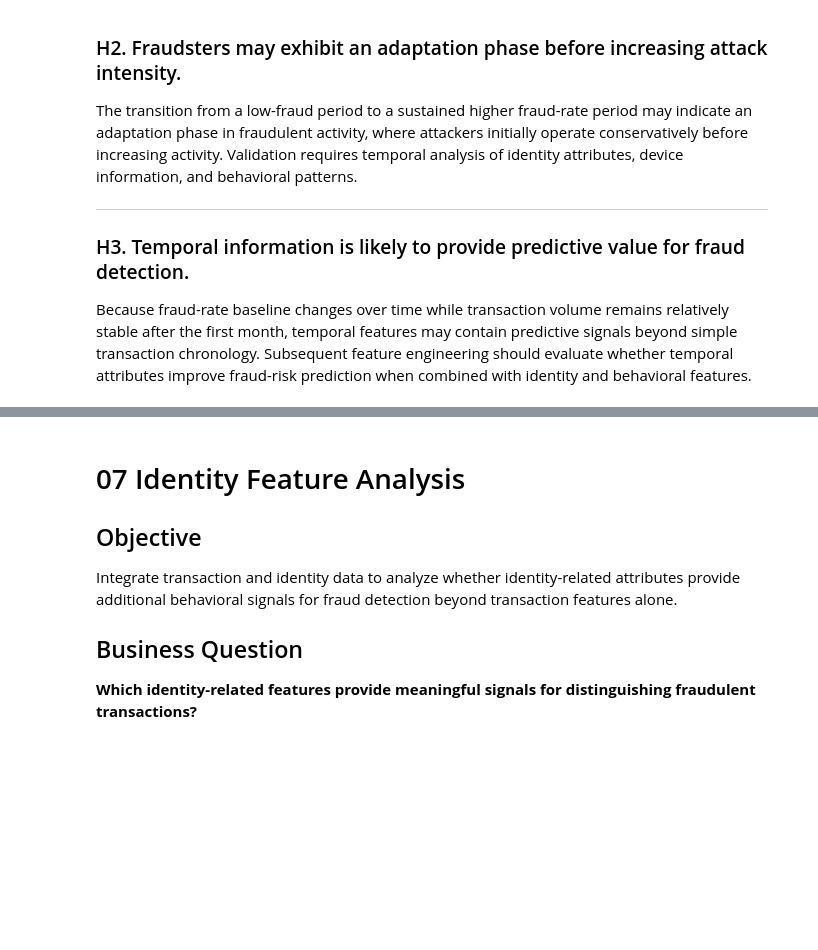
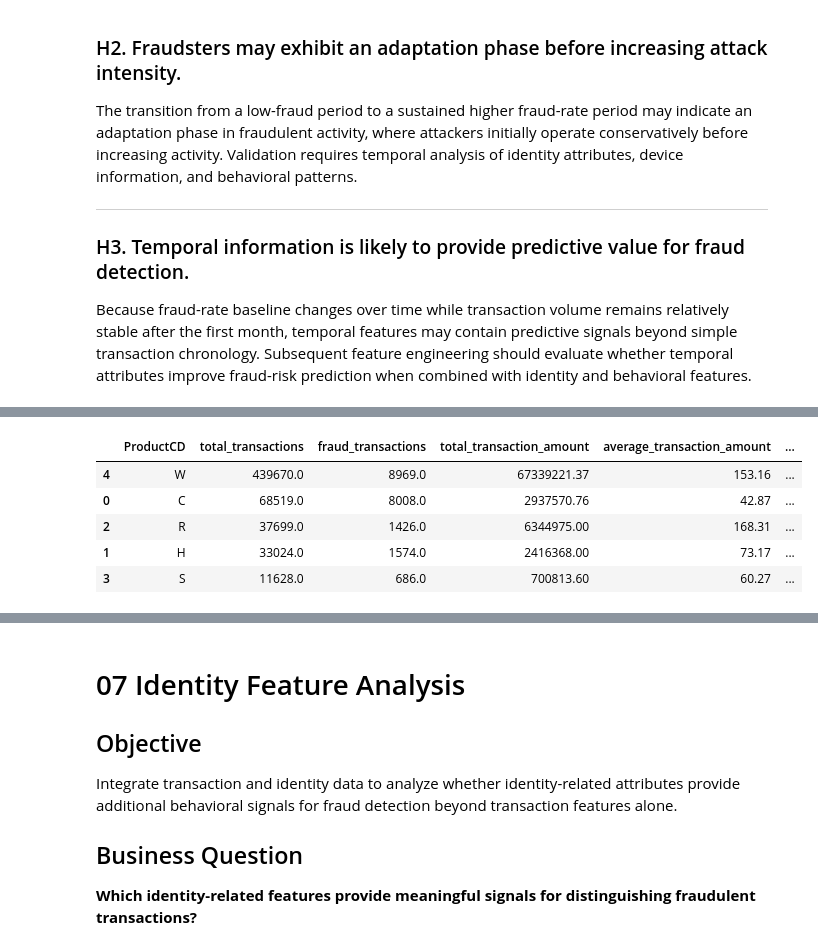
Before and after one commit to rizalkr/fraud_detection, a Jupyter notebook: notebooks/02_Exploratory_Data_Analysis.ipynb, the cells around one changed output, grey strips where cells are left out. Drawn from its saved outputs; the diff is of its cells as text; code cells hidden in the pictures; blank space fills up the shorter version.

```diff
--- a/notebooks/02_Exploratory_Data_Analysis.ipynb
+++ b/notebooks/02_Exploratory_Data_Analysis.ipynb
@@ -685,0 +858,58 @@ Because fraud-rate baseline changes over time while transaction volume remains r
+# %%
+product_summary = (
+    df_trans
+    .groupby("ProductCD")
+    .apply(
+        lambda x: pd.Series({
+            "total_transactions": len(x),
+            "fraud_transactions": x["isFraud"].sum(),
+            "total_transaction_amount": x["TransactionAmt"].sum(),
+            "average_transaction_amount": x["TransactionAmt"].mean(),
+            "fraud_transaction_amount": x.loc[
+                x["isFraud"] == 1,
+                "TransactionAmt"
+            ].sum()
+        })
+    )
+    .reset_index()
+)
+
+product_summary["legitimate_transactions"] = (
+    product_summary["total_transactions"]
+    - product_summary["fraud_transactions"]
+)
+
+product_summary["fraud_rate_decimal"] = (
+    product_summary["fraud_transactions"]
+    / product_summary["total_transactions"]
+)
+
+product_summary["fraud_rate"] = (
+    product_summary["fraud_rate_decimal"] * 100
+).round(2)
+
+product_summary["total_transaction_amount"] = (
+    product_summary["total_transaction_amount"].round(2)
+)
+
+product_summary["average_transaction_amount"] = (
+    product_summary["average_transaction_amount"].round(2)
+)
+
+product_summary["fraud_transaction_amount"] = (
+    product_summary["fraud_transaction_amount"].round(2)
+)
+
+product_summary = product_summary.sort_values(
+    "total_transactions",
+    ascending=False
+)
+
+product_summary
+# %% [output]
+|  | ProductCD | total_transactions | fraud_transactions | total_transaction_amount | average_transaction_amount | ... |
+| 4 | W | 439670.0 | 8969.0 | 67339221.37 | 153.16 | ... |
+| 0 | C | 68519.0 | 8008.0 | 2937570.76 | 42.87 | ... |
+| 2 | R | 37699.0 | 1426.0 | 6344975.00 | 168.31 | ... |
+| 1 | H | 33024.0 | 1574.0 | 2416368.00 | 73.17 | ... |
+| 3 | S | 11628.0 | 686.0 | 700813.60 | 60.27 | ... |
```
Also changed, not shown: parts of 12 cells of this notebook.
